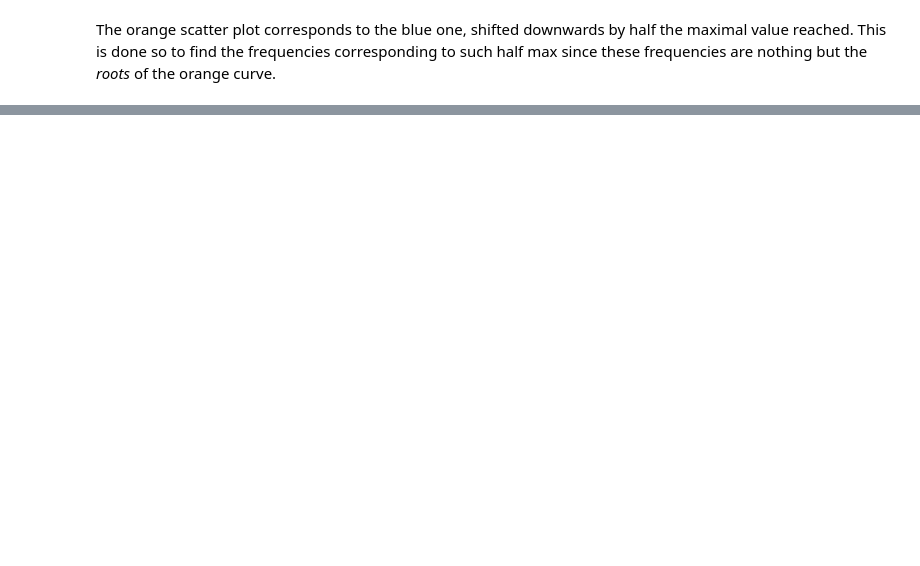
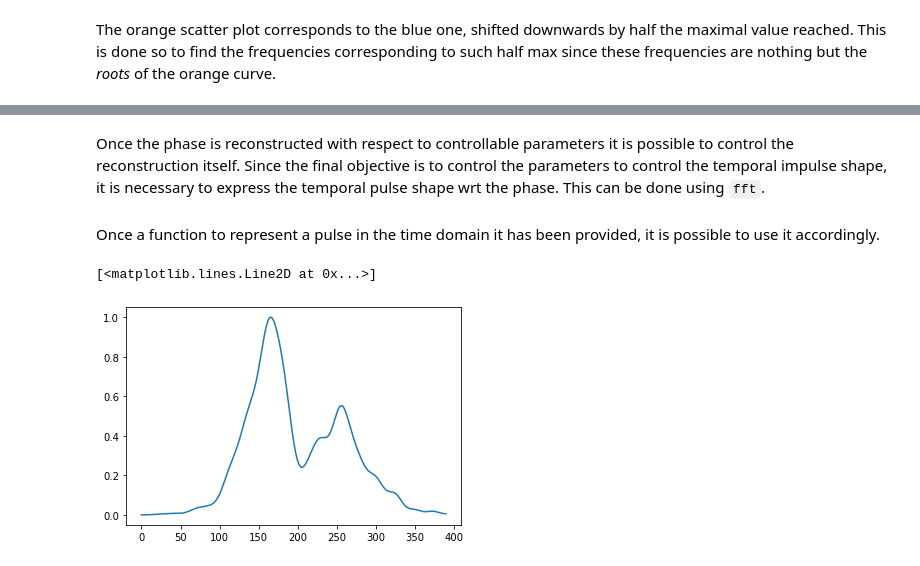
Before and after one commit to fracapuano/TempoRL, a Jupyter notebook: exploratory.ipynb, the cells around one changed output, grey strips where cells are left out. Drawn from its saved outputs; the diff is of its cells as text; code cells hidden in the pictures; blank space fills up the shorter version.

```diff
--- a/exploratory.ipynb
+++ b/exploratory.ipynb
@@ -172,3 +159,3 @@ Once the frequencies have been obtained it is then possible to obtain the *carri
 # %%
 # carrier angular frequency - wcarrier
-wcarrier = 2 * np.pi * np.abs(np.array([f1, f2])).mean()
+wcarrier = 2 * np.pi * abs(f1 + f2)/2
@@ -174,0 +172,8 @@ wcarrier = 2 * np.pi * np.abs(np.array([f1, f2])).mean()
+# %%
+GDD = 27
+TOD = 40
+FOD = 50
+
+phase = (1/2)*(GDD*1000 - 25000)*1e-30*(2*np.pi*frequency - wcarrier)**2 + \
+        (1/6)*(TOD*1000-30000)*1e-45*(2*np.pi*frequency - wcarrier)**3 + \
+        (1/24)*(FOD*1000 - 50000)*1e-60*(2*np.pi*frequency - wcarrier)**4
@@ -174,0 +220,2 @@ wcarrier = 2 * np.pi * np.abs(np.array([f1, f2])).mean()
+# %% [markdown]
+Once the phase is reconstructed with respect to controllable parameters it is possible to control the reconstruction itself. Since the final objective is to control the parameters to control the temporal impulse shape, it is necessary to express the temporal pulse shape wrt the phase. This can be done using `fft`.
@@ -174,0 +253,30 @@ wcarrier = 2 * np.pi * np.abs(np.array([f1, f2])).mean()
+# %% [markdown]
+Once a function to represent a pulse in the time domain it has been provided, it is possible to use it accordingly.
+# %%
+def time_intensity(frequency:np.array, phase:np.array, intensity:np.array)->np.array:
+    """This function returns the temporal representation of a pulse represented in the frequency domain with a certain phase.
+
+    Args:
+        frequency (np.array): Frequencies at which the intensity of the pulse is measured.
+        phase (np.array): Phase (depending on the frequency).
+        intensity (np.array): Intensity of the pulse (depending on the frequency).
+
+    Returns:
+        np.array: Temporal representation of the pulse considered
+    """
+
+    # obtain (controlled) phase coefficients
+    phase_coeff = phase_coefficients(frequency, phase)
+    # reconstruct the phase with respect to these coefficients
+    phase_reconstructed = phase_reconstruction(frequency, phase_coeff)
+    # obtain sampling step (in the frequency domain)
+    step = np.diff(frequency)[0]
+    # represent intensity in temporal profile
+    temporal_intensity = temporal_profile(step, phase_reconstructed, intensity)
+
+    return temporal_intensity
+
+plt.plot(time_intensity(frequency, phase, intensity)[10300:10690])
+# %% [output]
+[<matplotlib.lines.Line2D at 0x...>]
+[figure, added]
```
Also changed, not shown: parts of 9 cells of this notebook.
